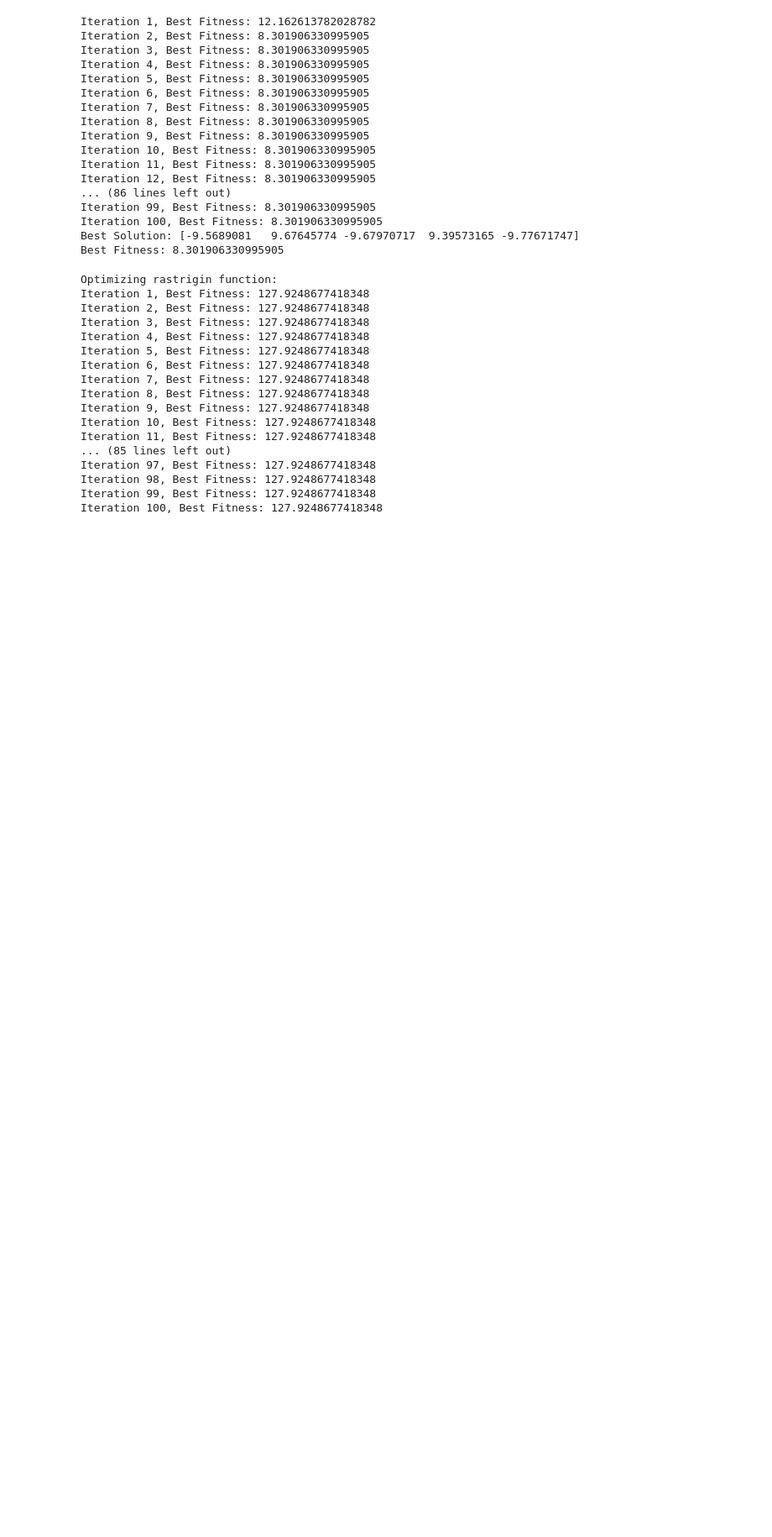
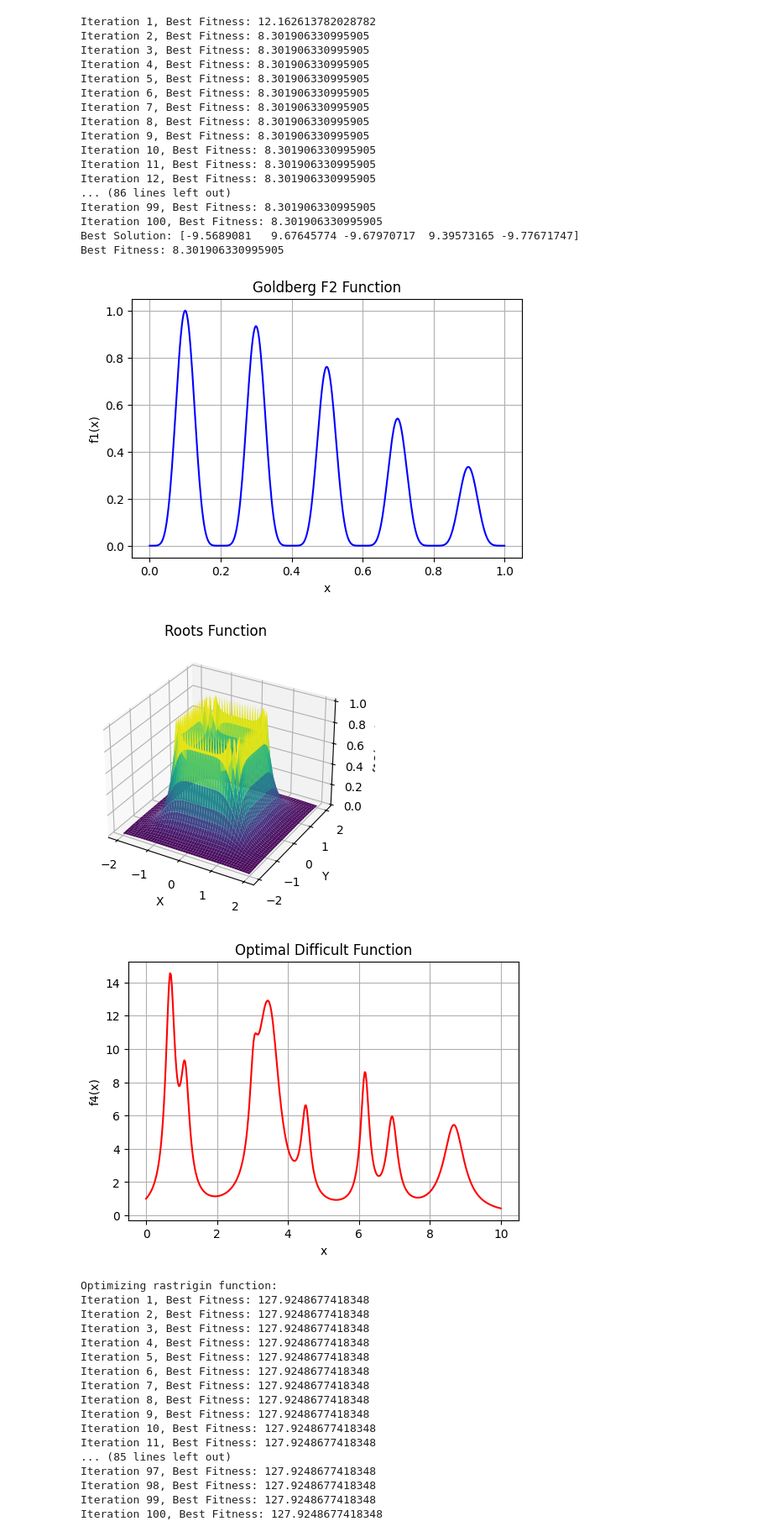
Before and after one commit to MehrdadJalali-AI/LotusEffectAlgorithm, a Jupyter notebook: MultiModelLEA.ipynb, the cells around one changed output. Shown at 84% size. Saved outputs shown, nothing was run; the diff lists cells and outputs as text; code cells hidden in the pictures; blank space fills up the shorter version.

```diff
--- a/MultiModelLEA.ipynb
+++ b/MultiModelLEA.ipynb
@@ -113,6 +113,68 @@ Iteration 99, Best Fitness: 8.301906330995905
 Iteration 100, Best Fitness: 8.301906330995905
 Best Solution: [-9.5689081   9.67645774 -9.67970717  9.39573165 -9.77671747]
 Best Fitness: 8.301906330995905
+# %%
+import numpy as np
+import matplotlib.pyplot as plt
+from mpl_toolkits.mplot3d import Axes3D
+
+# Function 1: Goldberg F2
+def goldberg_f2(x):
+    return np.exp(-2 * (np.log(2) * ((x - 0.1) / 0.9) ** 2)) * (np.sin(5 * np.pi * x) ** 6)
+
+# Function 2: Roots function
+def roots_function(x, y):
+    return 1 / (1 + np.abs(x**6 + y**6 - 1))
+
+# Function 3: Optimal Difficult Function
+a = np.array([3.040,1.098,0.674,3.537,6.173,8.679,4.503,3.328,6.937,0.700])
+k = np.array([2.983,2.378,2.439,1.168,2.406,1.236,2.868,1.378,2.348,2.268])
+c = np.array([0.192,0.140,0.127,0.132,0.125,0.189,0.187,0.171,0.188,0.176])
+
+def optimal_difficult_function(x):
+    return np.sum(1 / ((k * (x - a))**2 + c))
+
+# Define the x-ranges for plotting
+x1 = np.linspace(0, 1, 400)
+x2 = np.linspace(-2, 2, 400)
+x3 = np.linspace(0, 10, 400)
+y2 = np.linspace(-2, 2, 400)
+X2, Y2 = np.meshgrid(x2, y2)
+
+# Compute values for the functions
+Z2 = roots_function(X2, Y2)
+
+# Plot Goldberg F2
+plt.figure(figsize=(6, 4))
+plt.plot(x1, goldberg_f2(x1), label='Goldberg F2', color='b')
+plt.title('Goldberg F2 Function')
+plt.xlabel('x')
+plt.ylabel('f1(x)')
+plt.grid()
+plt.show()
+
+# Plot Roots function in 3D
+fig = plt.figure(figsize=(6, 4))
+ax = fig.add_subplot(111, projection='3d')
+ax.plot_surface(X2, Y2, Z2, cmap="viridis", edgecolor='none')
+ax.set_title('Roots Function ')
+ax.set_xlabel('X')
+ax.set_ylabel('Y')
+ax.set_zlabel('f13(x, y)')
+plt.show()
+
+# Plot Optimal Difficult Function
+plt.figure(figsize=(6, 4))
+plt.plot(x3, [optimal_difficult_function(x) for x in x3], label='Optimal Difficult Function', color='r')
+plt.title('Optimal Difficult Function')
+plt.xlabel('x')
+plt.ylabel('f4(x)')
+plt.grid()
+plt.show()
+# %% [output]
+[figure, added]
+[figure, added]
+[figure, added]
 # %%
 import numpy as np
 import random
```
Also changed, not shown: parts of 4 cells of this notebook.
